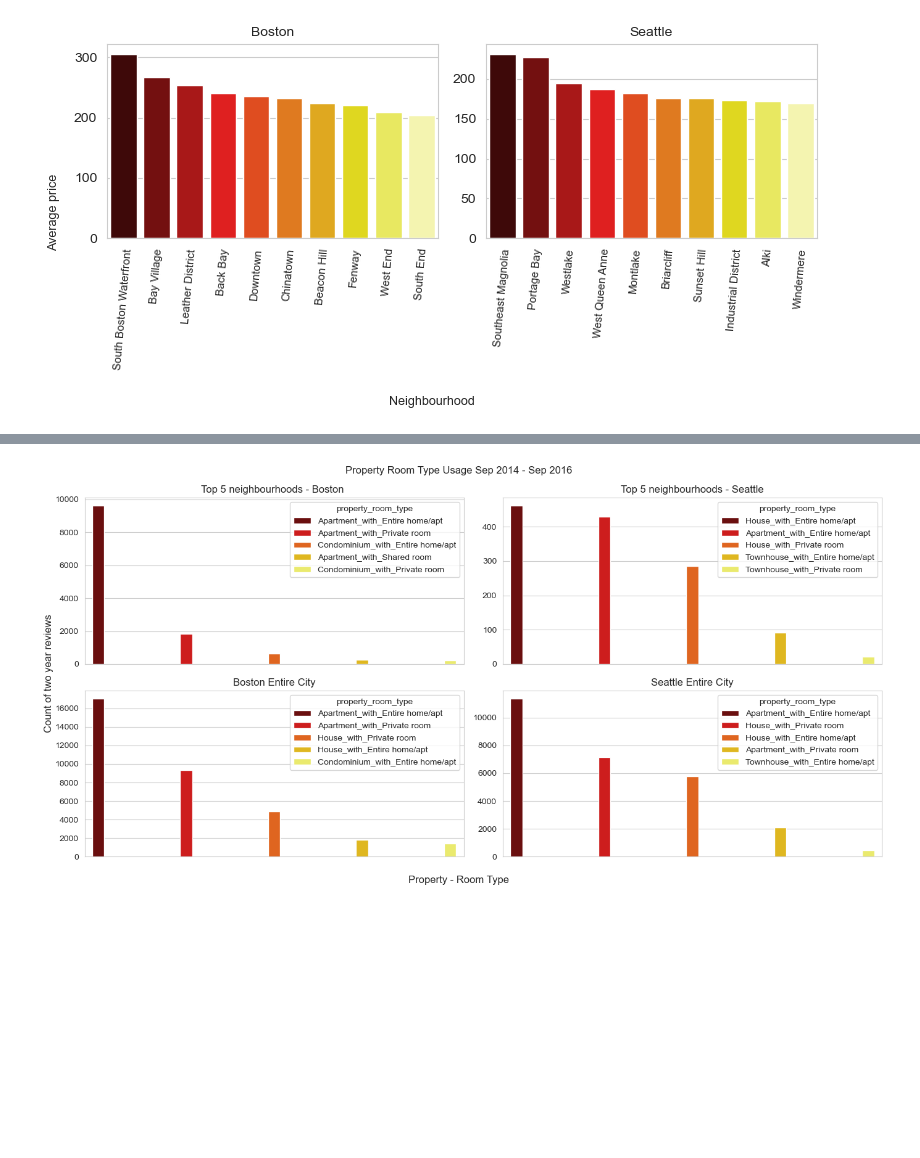
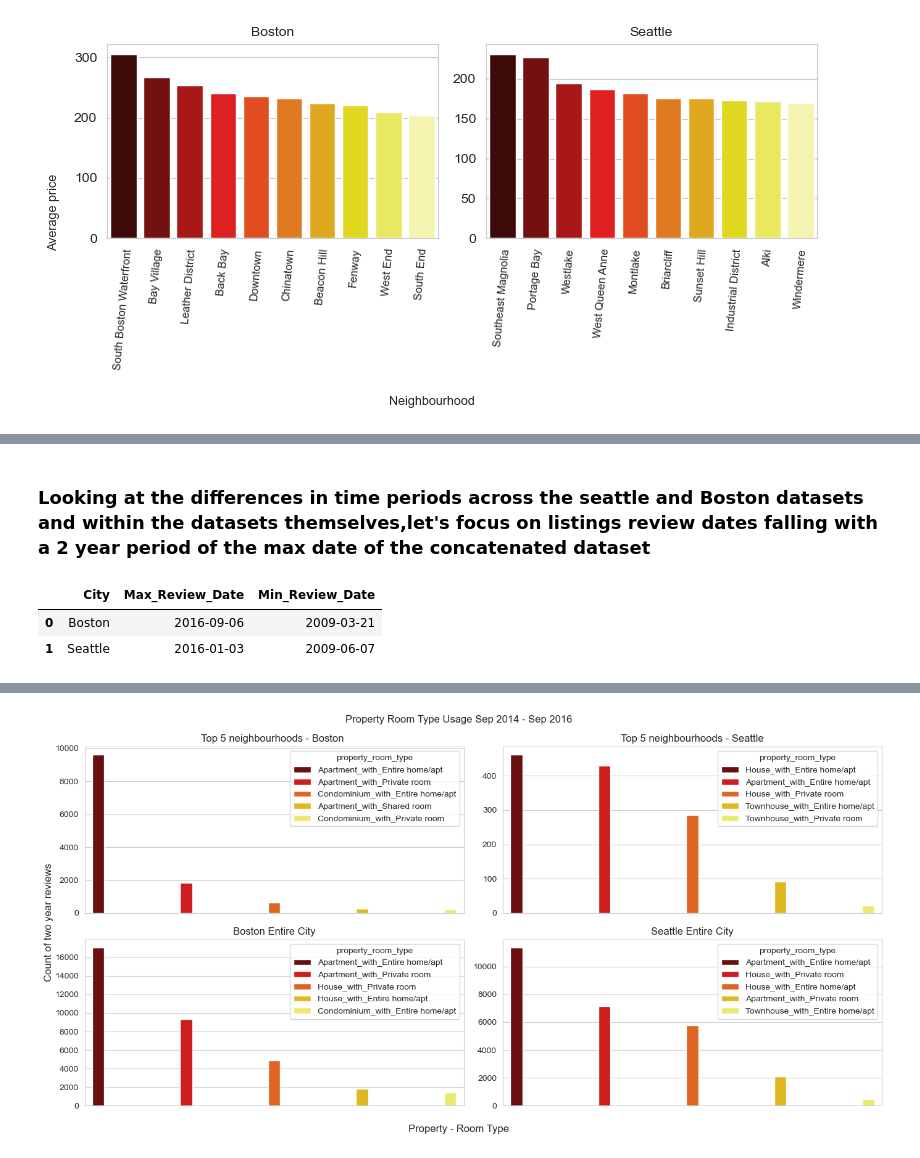
Before and after one commit to miniyon/skipping_upto_boston, a Jupyter notebook: Skipping_Upto_Boston.ipynb, the cells around one changed output, grey strips where cells are left out. Cells and saved outputs as stored; diff of their text form; code cells hidden in the pictures; blank space fills up the shorter version.

```diff
--- a/Skipping_Upto_Boston.ipynb
+++ b/Skipping_Upto_Boston.ipynb
@@ -280,2 +434,13 @@ reviews.head(2)
+# %% [markdown]
+### Looking at the differences in time periods across the seattle and Boston datasets and within the datasets themselves,let's focus on listings review dates falling with a 2 year period of the max date of the concatenated dataset
+# %%
+pd.DataFrame([['Boston',reviews_boston.date.max(),reviews_boston.date.min()],
+             ['Seattle',reviews_seattle.date.max(),reviews_seattle.date.min()]],
+             columns = ['City','Max_Review_Date','Min_Review_Date']).sort_values(['Max_Review_Date','Min_Review_Date'],
+                                                                                 ascending=False)
+# %% [output]
+|  | City | Max_Review_Date | Min_Review_Date |
+| 0 | Boston | 2016-09-06 | 2009-03-21 |
+| 1 | Seattle | 2016-01-03 | 2009-06-07 |
 # %%
 ### Setting the start and end dates for extracting 2 years reviews using max date of the concatenated reviews
```
Also changed, not shown: parts of 105 cells of this notebook.
